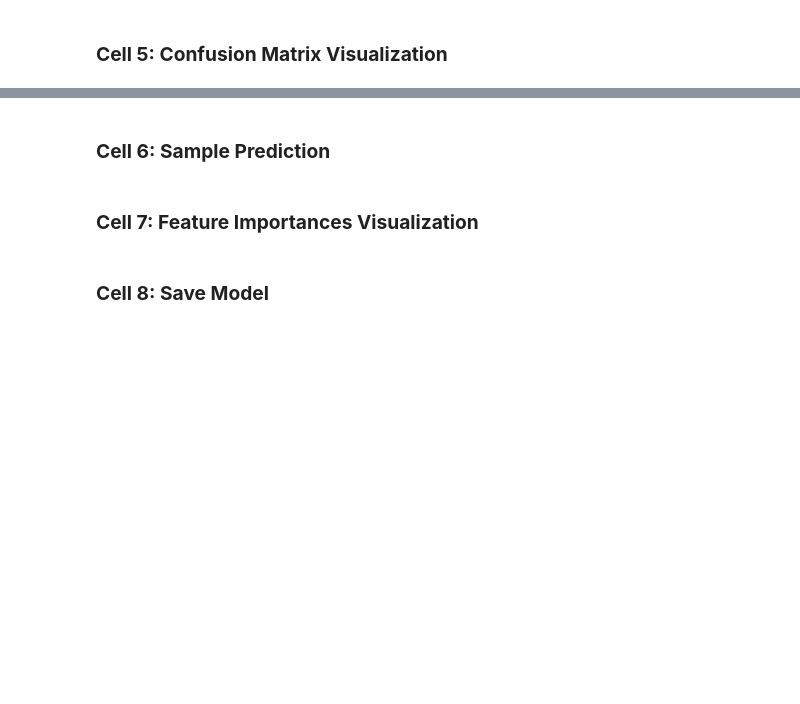
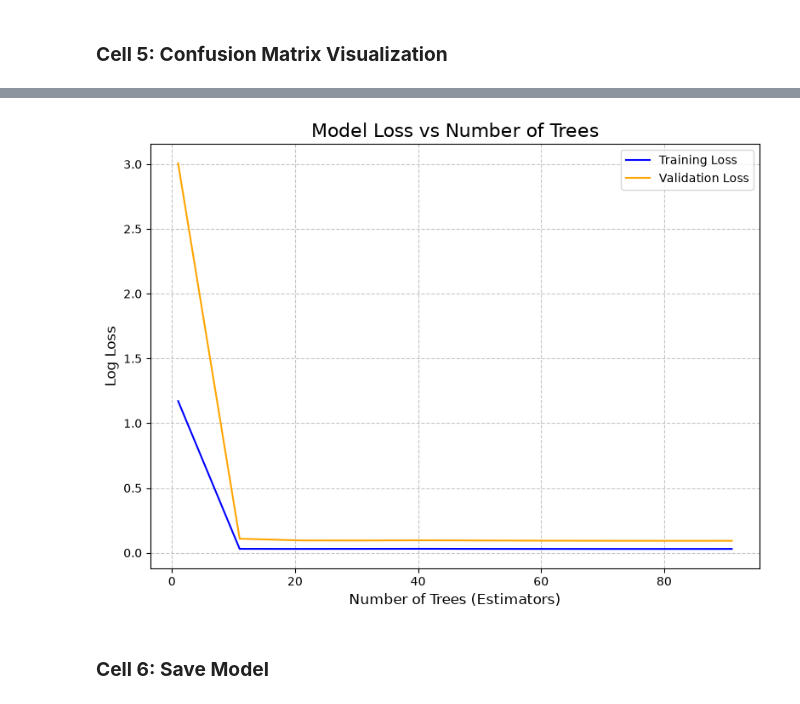
Before and after one commit to AutoMind-AI-Assistant/Auto-Mind-Model, a Jupyter notebook: train_model.ipynb, the cells around one changed output, grey strips where cells are left out. Drawn from its saved outputs; the diff is of its cells as text; code cells hidden in the pictures; blank space fills up the shorter version.

```diff
--- a/train_model.ipynb
+++ b/train_model.ipynb
@@ -73,2 +149,35 @@ plt.show()
+# %%
+from sklearn.model_selection import validation_curve
+from sklearn.metrics import log_loss
+import matplotlib.pyplot as plt
+import numpy as np
+
+# We want to test the model with different numbers of trees (similar to epochs)
+param_range = np.arange(1, 101, 10) # Testing from 1 to 100 trees
+
+# Calculate the Validation Curve using "neg_log_loss" to simulate deep learning loss
+train_scores, val_scores = validation_curve(
+    model, X, y, param_name="classifier__n_estimators",
+    param_range=param_range, cv=3, scoring="neg_log_loss", n_jobs=-1
+)
+
+# Convert negative log loss to positive loss for the plot
+train_loss = -np.mean(train_scores, axis=1)
+val_loss = -np.mean(val_scores, axis=1)
+
+# Plot the Model Loss
+plt.figure(figsize=(8, 6))
+plt.plot(param_range, train_loss, label='Training Loss', color='blue')
+plt.plot(param_range, val_loss, label='Validation Loss', color='orange')
+
+plt.title('Model Loss vs Number of Trees', fontsize=16)
+plt.xlabel('Number of Trees (Estimators)', fontsize=12)
+plt.ylabel('Log Loss', fontsize=12)
+plt.legend(loc='upper right')
+plt.grid(True, linestyle='--', alpha=0.7)
+plt.tight_layout()
+plt.show()
+# %% [output]
+[figure, added]
 # %% [markdown]
-### **Cell 6: Sample Prediction**
+### **Cell 6: Save Model**
@@ -92,2 +183,0 @@ for cls_name, prob in zip(CLASS_NAMES, probabilities):
-# %% [markdown]
-### **Cell 7: Feature Importances Visualization**
@@ -104,5 +184,3 @@ plt.show()
-# %% [markdown]
-### **Cell 8: Save Model**
 # %%
 joblib.dump(model, MODEL_FILE)
 print(f"Model saved successfully as '{MODEL_FILE}'.")
```
Also changed, not shown: parts of 11 cells of this notebook, 7 other files.
